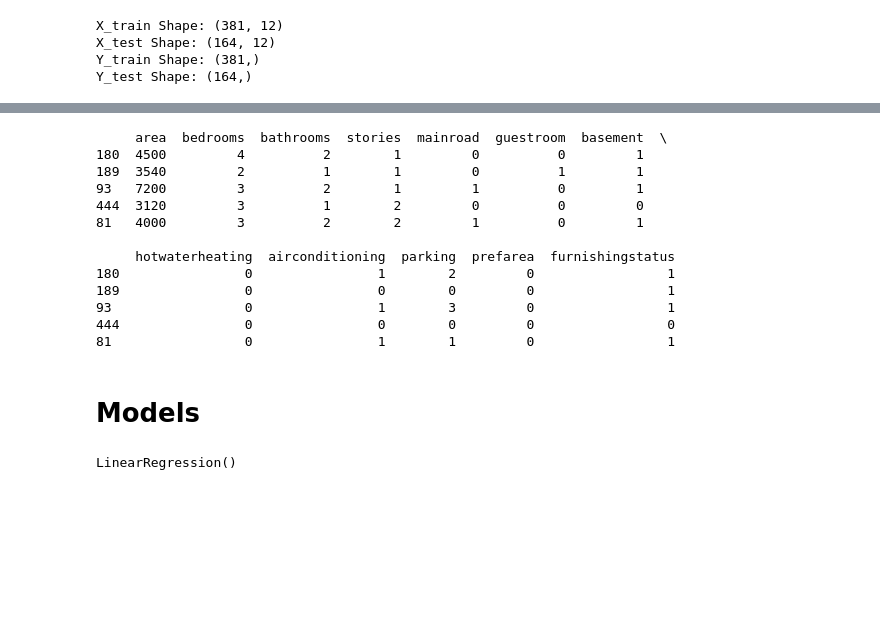
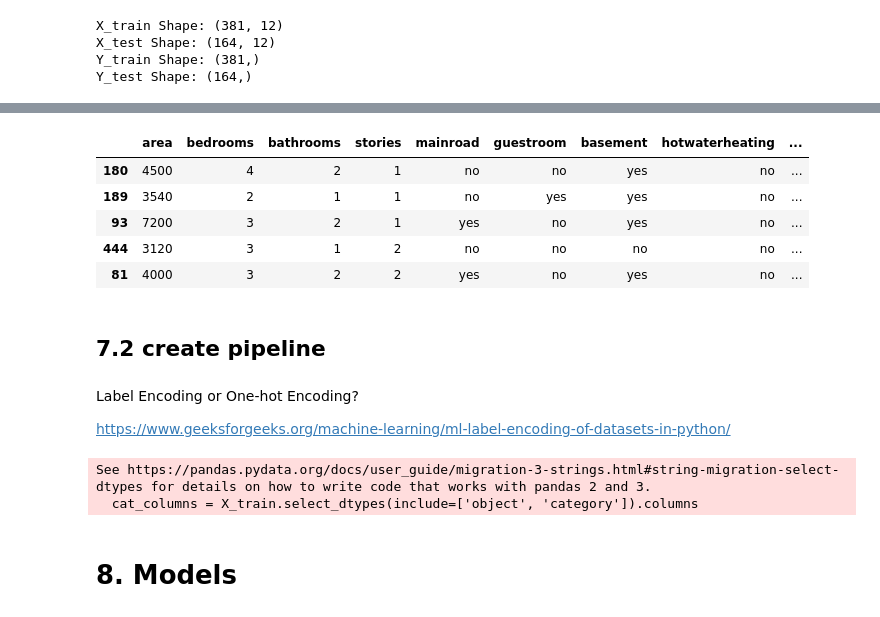
Before and after one commit to JherrerasPY/Project-001_House-Price-Prediction_Easy, a Jupyter notebook: house-price.ipynb, the cells around one changed output, grey strips where cells are left out. Drawn from its saved outputs; the diff is of its cells as text; code cells hidden in the pictures; blank space fills up the shorter version.

```diff
--- a/house-price.ipynb
+++ b/house-price.ipynb
@@ -377,8 +347,8 @@ See https://pandas.pydata.org/docs/user_guide/migration-3-strings.html#string-mi
 # %%
 from sklearn.model_selection import train_test_split
 # %%
-X = linear_df.drop('price', axis=1)
-y = linear_df['price']
+X = df.drop('price', axis=1)
+y = df['price']
 # %%
 # train and test splits
 X_train, X_test, y_train, y_test = train_test_split(X, y, test_size = 0.3, random_state = 1)
@@ -411,25 +365,50 @@ print(df.head(5))
-# %%
-print(X_train.head(5))
-# %% [output]
-     area  bedrooms  bathrooms  stories  mainroad  guestroom  basement  \
-180  4500         4          2        1         0          0         1
-189  3540         2          1        1         0          1         1
-93   7200         3          2        1         1          0         1
-444  3120         3          1        2         0          0         0
-81   4000         3          2        2         1          0         1
-
-     hotwaterheating  airconditioning  parking  prefarea  furnishingstatus
-180                0                1        2         0                 1
-189                0                0        0         0                 1
-93                 0                1        3         0                 1
-444                0                0        0         0                 0
-81                 0                1        1         0                 1
+# %%
+X_train.head(5)
+# %% [output]
+|  | area | bedrooms | bathrooms | stories | mainroad | guestroom | basement | hotwaterheating | ... |
+| 180 | 4500 | 4 | 2 | 1 | no | no | yes | no | ... |
+| 189 | 3540 | 2 | 1 | 1 | no | yes | yes | no | ... |
+| 93 | 7200 | 3 | 2 | 1 | yes | no | yes | no | ... |
+| 444 | 3120 | 3 | 1 | 2 | no | no | no | no | ... |
+| 81 | 4000 | 3 | 2 | 2 | yes | no | yes | no | ... |
+# %% [markdown]
+## 7.2 create pipeline
+# %% [markdown]
+Label Encoding or One-hot Encoding?
+
+https://www.geeksforgeeks.org/machine-learning/ml-label-encoding-of-datasets-in-python/
+# %%
+from sklearn.preprocessing import OneHotEncoder, StandardScaler
+from sklearn.pipeline import Pipeline
+from sklearn.compose import ColumnTransformer
+
+num_columns = X_train.select_dtypes(include=['int64', 'float64']).columns
+cat_columns = X_train.select_dtypes(include=['object', 'category']).columns
+
+numeric_preprocess = Pipeline(steps=[
+    ('scaler', StandardScaler())
+])
+
+categorical_preprocess = Pipeline(steps=[
+    ('onehot', OneHotEncoder(handle_unknown='ignore'))
+])
+
+preprocess = ColumnTransformer(
+    transformers=[
+        ('nums', numeric_preprocess, num_columns),
+        ('cat', categorical_preprocess, cat_columns)
+    ]
+)
+# %% [output]
+See https://pandas.pydata.org/docs/user_guide/migration-3-strings.html#string-migration-select-dtypes for details on how to write code that works with pandas 2 and 3.
+  cat_columns = X_train.select_dtypes(include=['object', 'category']).columns
 # %% [markdown]
-# Models
+# 8. Models
 # %%
 from sklearn.linear_model import LinearRegression
 # %%
-linear_model = LinearRegression()
-linear_model.fit(X_train, y_train)
+LR_model = LinearRegression()
+LR_pipeline = Pipeline(steps=[
+    ('preprocess', preprocess),
+    ('model', LR_model)
+])
-# %% [output]
-LinearRegression()
```
Also changed, not shown: parts of 35 cells of this notebook.
